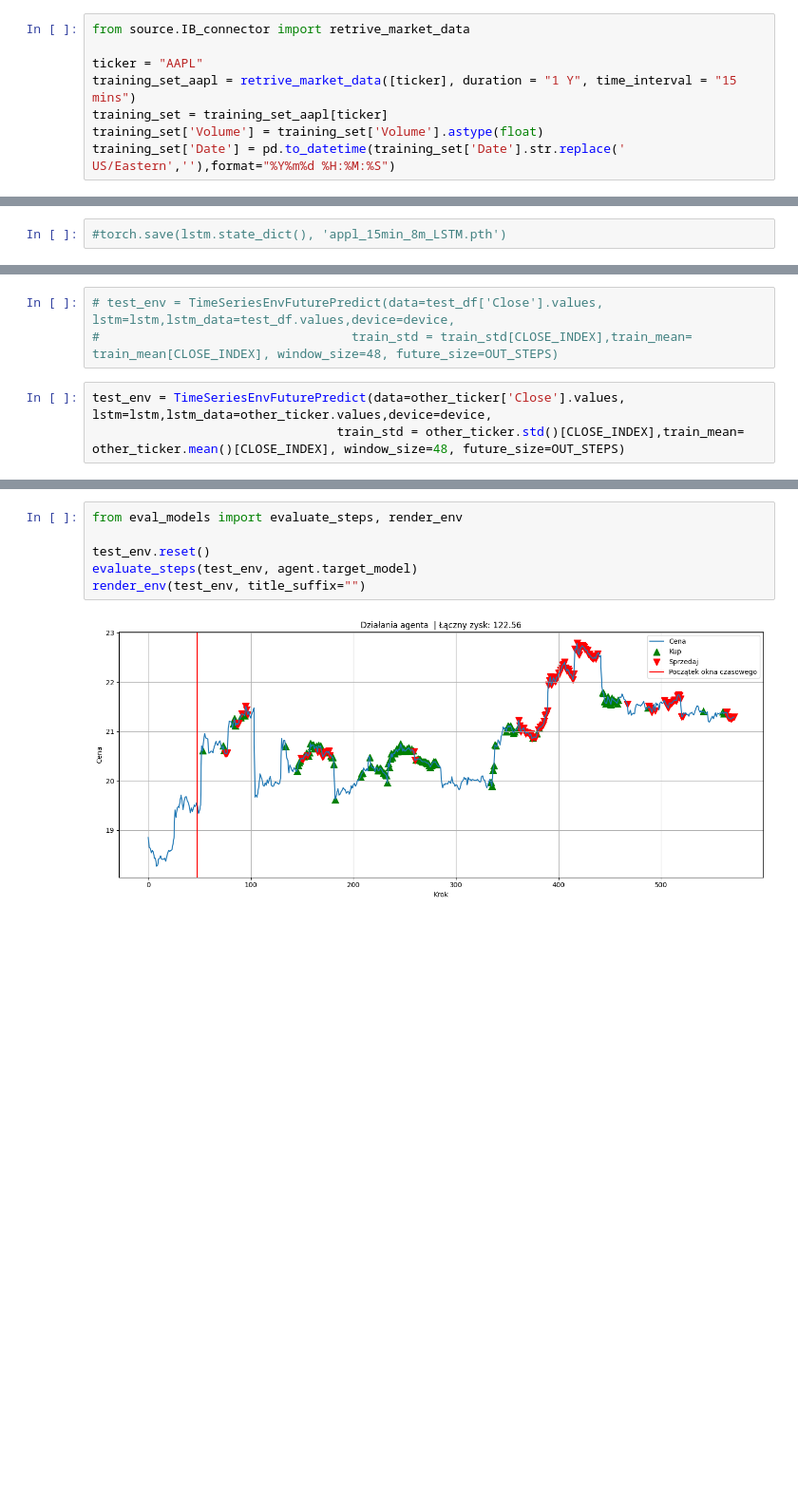
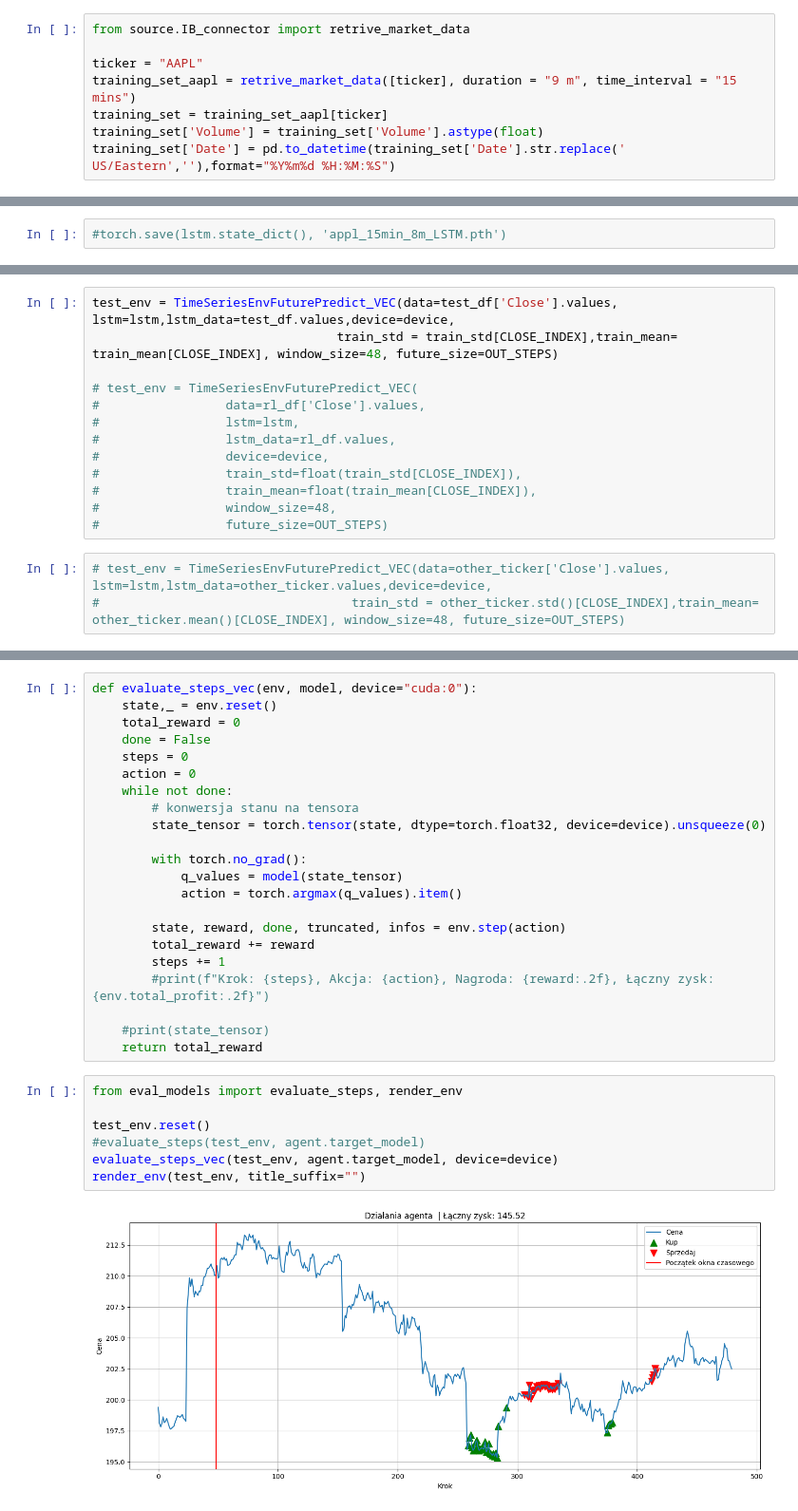
Before and after one commit to prosowiec/trade_rl, a Jupyter notebook: normalize_data.ipynb, the cells around one changed output, grey strips where cells are left out. Shown at 95% size. Saved outputs shown, nothing was run; the diff lists cells and outputs as text; blank space fills up the shorter version.

Commit message:
add parallel training env

```diff
--- a/normalize_data.ipynb
+++ b/normalize_data.ipynb
@@ -67,7 +23,7 @@ Found window with title: DUK343627 Interactive Brokers (Simulated Trading)
 from source.IB_connector import retrive_market_data
 
 ticker = "AAPL"
-training_set_aapl = retrive_market_data([ticker], duration = "1 Y", time_interval = "15 mins")
+training_set_aapl = retrive_market_data([ticker], duration = "9 m", time_interval = "15 mins")
 training_set = training_set_aapl[ticker]
 training_set['Volume'] = training_set['Volume'].astype(float)
 training_set['Date'] = pd.to_datetime(training_set['Date'].str.replace(' US/Eastern',''),format="%Y%m%d %H:%M:%S")
@@ -248,9 +317,19 @@ ERROR -1 2158 Sec-def data farm connection is OK:secdefil
 # %%
-# test_env = TimeSeriesEnvFuturePredict(data=test_df['Close'].values, lstm=lstm,lstm_data=test_df.values,device=device,
-#                                  train_std = train_std[CLOSE_INDEX],train_mean= train_mean[CLOSE_INDEX], window_size=48, future_size=OUT_STEPS)
+test_env = TimeSeriesEnvFuturePredict_VEC(data=test_df['Close'].values, lstm=lstm,lstm_data=test_df.values,device=device,
+                                 train_std = train_std[CLOSE_INDEX],train_mean= train_mean[CLOSE_INDEX], window_size=48, future_size=OUT_STEPS)
+
+# test_env = TimeSeriesEnvFuturePredict_VEC(
+#                 data=rl_df['Close'].values,
+#                 lstm=lstm,
+#                 lstm_data=rl_df.values,
+#                 device=device,
+#                 train_std=float(train_std[CLOSE_INDEX]),
+#                 train_mean=float(train_mean[CLOSE_INDEX]),
+#                 window_size=48,
+#                 future_size=OUT_STEPS)
 # %%
-test_env = TimeSeriesEnvFuturePredict(data=other_ticker['Close'].values, lstm=lstm,lstm_data=other_ticker.values,device=device,
-                                 train_std = other_ticker.std()[CLOSE_INDEX],train_mean= other_ticker.mean()[CLOSE_INDEX], window_size=48, future_size=OUT_STEPS)
+# test_env = TimeSeriesEnvFuturePredict_VEC(data=other_ticker['Close'].values, lstm=lstm,lstm_data=other_ticker.values,device=device,
+#                                  train_std = other_ticker.std()[CLOSE_INDEX],train_mean= other_ticker.mean()[CLOSE_INDEX], window_size=48, future_size=OUT_STEPS)
 # %%
 test_env._get_observation()
 # %% [output]
@@ -266,11 +349,34 @@ array([-2.044, -2.261, -2.282, -2.38 , -2.326, -2.369, -2.499, -2.499,
+# %%
+def evaluate_steps_vec(env, model, device="cuda:0"):
+    state,_ = env.reset()
+    total_reward = 0
+    done = False
+    steps = 0
+    action = 0
+    while not done:
+        # konwersja stanu na tensora
+        state_tensor = torch.tensor(state, dtype=torch.float32, device=device).unsqueeze(0)
+
+        with torch.no_grad():
+            q_values = model(state_tensor)
+            action = torch.argmax(q_values).item()
+
+        state, reward, done, truncated, infos = env.step(action)
+        total_reward += reward
+        steps += 1
+        #print(f"Krok: {steps}, Akcja: {action}, Nagroda: {reward:.2f}, Łączny zysk: {env.total_profit:.2f}")
+
+    #print(state_tensor)
+    return total_reward
 # %%
 from eval_models import evaluate_steps, render_env
 
 test_env.reset()
-evaluate_steps(test_env, agent.target_model)
+#evaluate_steps(test_env, agent.target_model)
+evaluate_steps_vec(test_env, agent.target_model, device=device)
 render_env(test_env, title_suffix="")
 # %% [output]
-[figure, old version]
+[figure, new version]
 # %%
 sum(test_env.inventory) - len(test_env.inventory) * test_env.data[-1]
 # %% [output]
```
Also changed, not shown: parts of 19 cells of this notebook, 11 other files.
